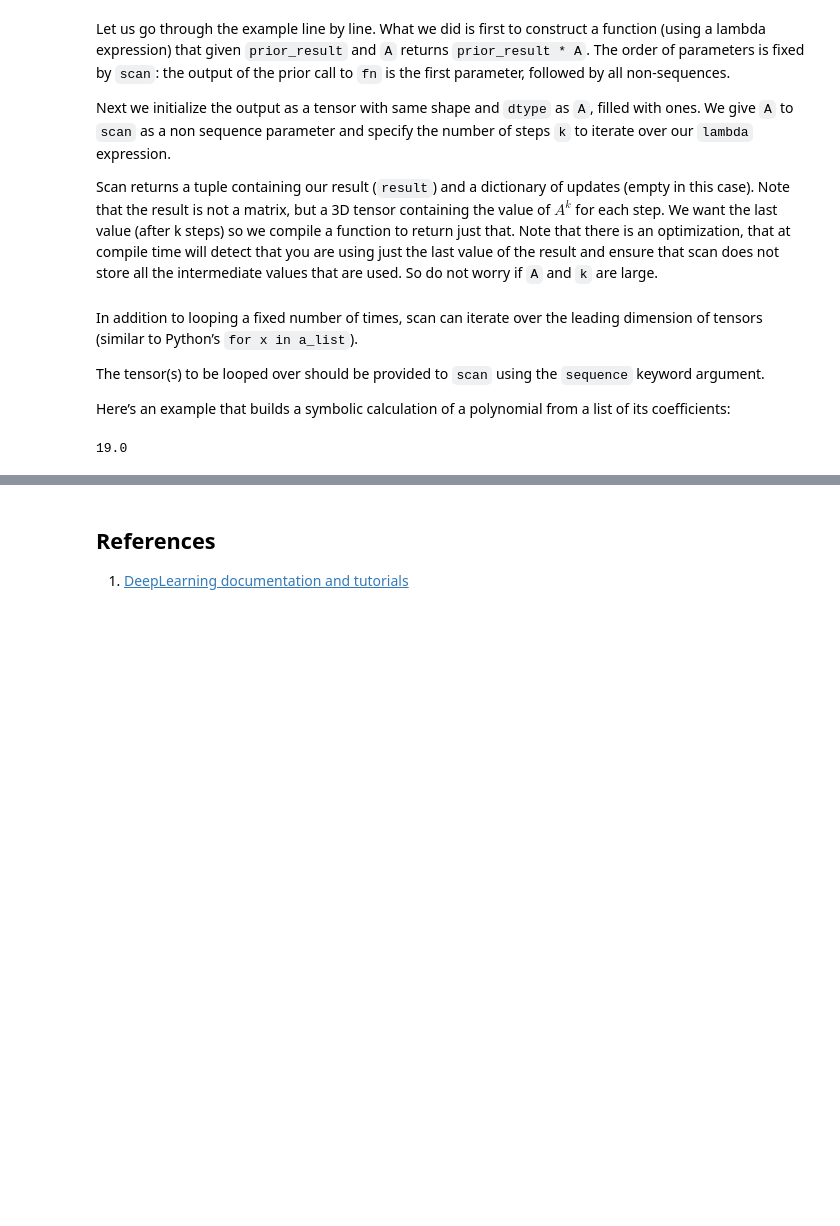
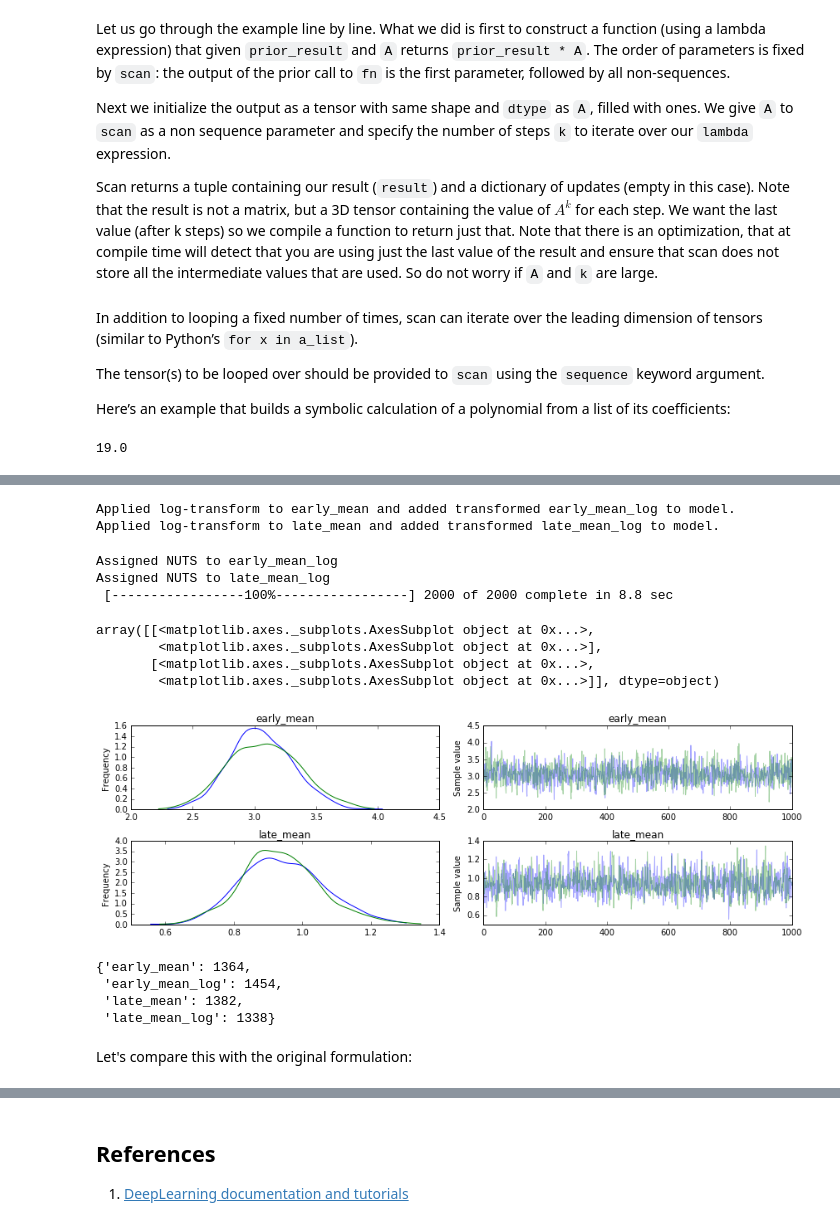
Before and after one commit to fonnesbeck/PyMC3_Oslo, a Jupyter notebook: notebooks/3. Theano.ipynb, the cells around one changed output, grey strips where cells are left out. Saved outputs shown, nothing was run; the diff lists cells and outputs as text; code cells hidden in the pictures; blank space fills up the shorter version.

```diff
--- a/notebooks/3. Theano.ipynb
+++ b/notebooks/3. Theano.ipynb
@@ -567,0 +637,62 @@ For our basic linear regression example in `basic_model`, we will use NUTS to sa
+# %%
+from pymc3 import Exponential, Poisson, switch, log, sum as tsum, exp, Model, Potential
+
+disasters_data = np.array([4, 5, 4, 0, 1, 4, 3, 4, 0, 6, 3, 3, 4, 0, 2, 6,
+                            3, 3, 5, 4, 5, 3, 1, 4, 4, 1, 5, 5, 3, 4, 2, 5,
+                            2, 2, 3, 4, 2, 1, 3, 2, 2, 1, 1, 1, 1, 3, 0, 0,
+                            1, 0, 1, 1, 0, 0, 3, 1, 0, 3, 2, 2, 0, 1, 1, 1,
+                            0, 1, 0, 1, 0, 0, 0, 2, 1, 0, 0, 0, 1, 1, 0, 2,
+                            3, 3, 1, 1, 2, 1, 1, 1, 1, 2, 4, 2, 0, 0, 1, 4,
+                            0, 0, 0, 1, 0, 0, 0, 0, 0, 1, 0, 0, 1, 0, 1])
+years = len(disasters_data)
+
+def log_sum_exp(x):
+     return log(tsum(exp(x)))
+
+with Model() as marginal_model:
+
+    # Priors for pre- and post-switch mean number of disasters
+    early_mean = Exponential('early_mean', lam=1.)
+    late_mean = Exponential('late_mean', lam=1.)
+
+    # Generate all possible combinations of switchpoints and years
+    year_idx = np.arange(years)
+    s, t = np.array([(t,s) for t in year_idx for s in year_idx]).T
+
+    # Marginalize the switchpoint
+    log_like = log_sum_exp(-log(years) + Poisson.dist(switch(t<s, early_mean, late_mean))
+                                               .logp(disasters_data[t]).reshape((years, years)).sum(1))
+
+    # Data likelihood
+    disasters = Potential('disasters', log_like)
+# %% [output]
+Applied log-transform to early_mean and added transformed early_mean_log to model.
+Applied log-transform to late_mean and added transformed late_mean_log to model.
+# %%
+with marginal_model:
+    trace_marginal = sample(2000)
+# %% [output]
+Assigned NUTS to early_mean_log
+Assigned NUTS to late_mean_log
+ [-----------------100%-----------------] 2000 of 2000 complete in 8.8 sec
+# %%
+from pymc3 import plot_posterior
+
+plot_posterior(trace_marginal[1000:])
+# %% [output]
+array([[<matplotlib.axes._subplots.AxesSubplot object at 0x...>,
+        <matplotlib.axes._subplots.AxesSubplot object at 0x...>],
+       [<matplotlib.axes._subplots.AxesSubplot object at 0x...>,
+        <matplotlib.axes._subplots.AxesSubplot object at 0x...>]], dtype=object)
+[figure, added]
+# %%
+from pymc3 import effective_n
+
+effective_n(trace_marginal[1000:])
+# %% [output]
+{'early_mean': 1364,
+ 'early_mean_log': 1454,
+ 'late_mean': 1382,
+ 'late_mean_log': 1338}
+# %% [markdown]
+Let's compare this with the original formulation:
```
Also changed, not shown: parts of 12 cells of this notebook, 4 other files.
